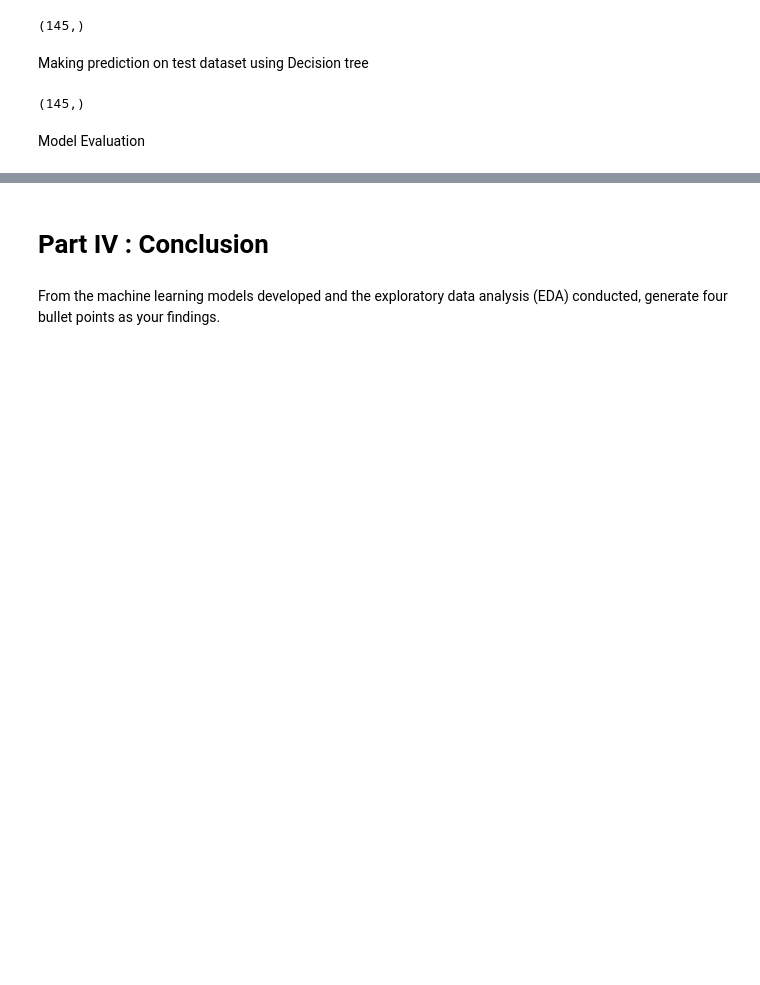
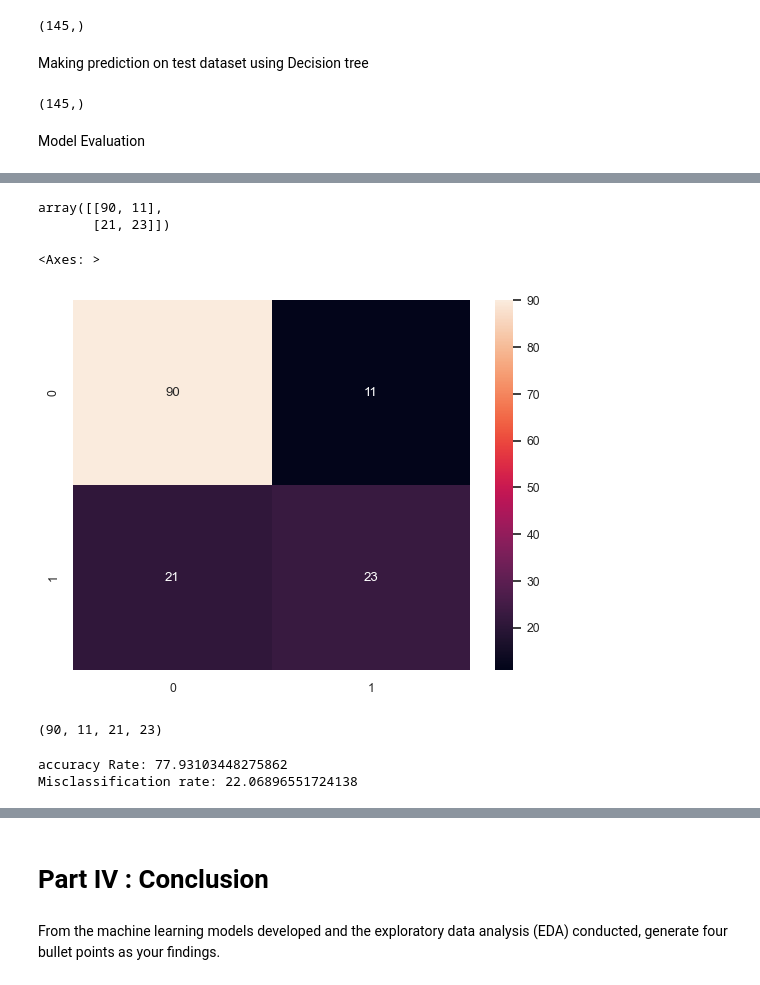
Before and after one commit to LaraOnipede/ML-project-supervised-learning, a Jupyter notebook: Supervised Learning - Project.ipynb, the cells around one changed output, grey strips where cells are left out. Cells and saved outputs as stored; diff of their text form; code cells hidden in the pictures; blank space fills up the shorter version.

Commit message:
Confusion Matrix of logistic regression

```diff
--- a/Supervised Learning - Project.ipynb
+++ b/Supervised Learning - Project.ipynb
@@ -606,0 +579,12 @@ y_pred_proba = logreg_model.predict_proba(X_test)[:, 1]  # Probability predictio
+# %%
+#confusion matrix of logistic regression
+cm = confusion_matrix(y_test, lr_pred)
+cm
+# %% [output]
+array([[90, 11],
+       [21, 23]])
+# %%
+sns.heatmap(confusion_matrix(y_test, lr_pred), annot=True, fmt='d')
+# %% [output]
+<Axes: >
+[figure, added]
@@ -606,0 +596,14 @@ y_pred_proba = logreg_model.predict_proba(X_test)[:, 1]  # Probability predictio
+# %%
+True_Negative, False_Positive, False_Negative, True_Positive
+# %% [output]
+(90, 11, 21, 23)
+# %%
+#Making Confusion matrix of Logistic regression
+from sklearn.metrics import accuracy_score, recall_score, f1_score, roc_auc_score, roc_curve, confusion_matrix, classification_report
+cm = confusion_matrix(y_test, lr_pred)
+
+print('accuracy Rate: {}'.format(np.divide(np.sum([cm[0,0], cm[1,1]]), np.sum(cm))*100))
+print('Misclassification rate: {}'.format(np.divide(np.sum([cm[0,1], cm[1,0]]), np.sum(cm))*100))
+# %% [output]
+accuracy Rate: 77.93103448275862
+Misclassification rate: 22.06896551724138
```
Also changed, not shown: parts of 17 cells of this notebook.
